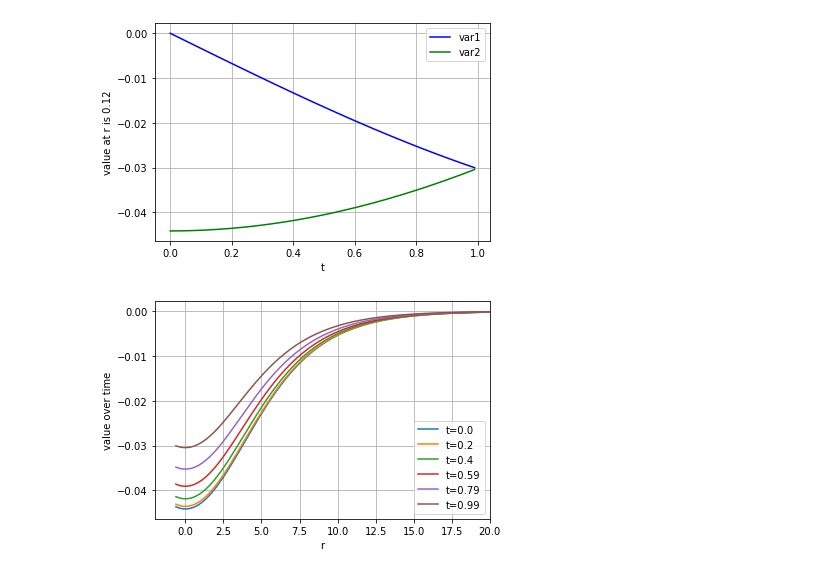
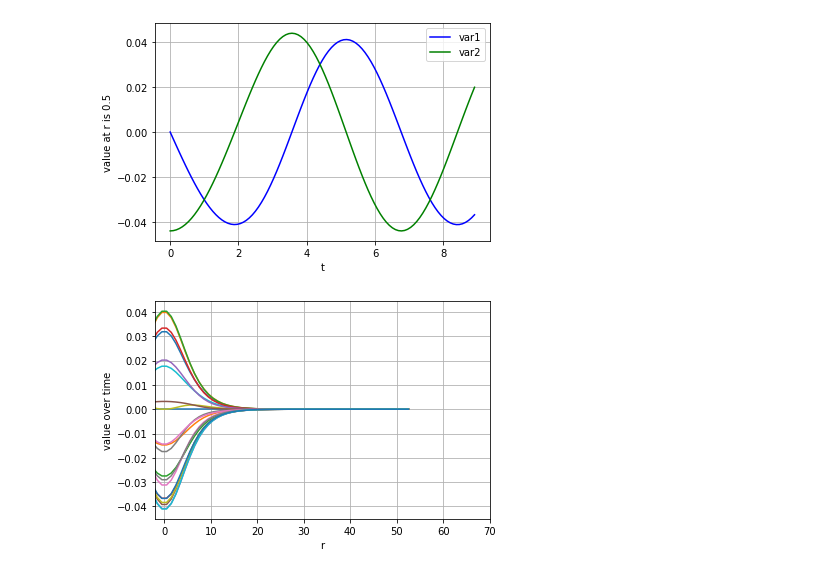
Before and after one commit to GRTLCollaboration/engrenage, a Jupyter notebook: BabyGRChombo.ipynb, the cells around one changed output. Saved outputs shown, nothing was run; the diff lists cells and outputs as text; code cells hidden in the pictures.

```diff
--- a/BabyGRChombo.ipynb
+++ b/BabyGRChombo.ipynb
@@ -49,26 +49,36 @@ plt.grid()
 # %%
+# for control of time integrator
+T = 9.0 # Maximum evolution time
+N_t = 101 # time resolution (only for outputs, not for integration)
+USE_ODEINT = False # odeint uses implicit python methods, turn off to use RK45
+
+# Work out dt and if using odeint add some additional controls
+dt = T/N_t
+t = np.linspace(0, T-dt, N_t)
+max_dt = 0.1 * dx # Enforce courant condition
+min_dt = max_dt / 100
+max_steps = int(dt / min_dt) # Don't want tiny steps - give up if too small
+
 #solve for the solution
-
 if (USE_ODEINT):
     solution = odeint(get_rhs, initial_vars_values, t, args=(0, 0),
-                      atol=1e-5, rtol=1e-5, hmin=min_dt, mxstep=max_steps)
+                      atol=1e-4, rtol=1e-3, hmin=min_dt, mxstep=max_steps)
 
 else:
     # The solve_ivp routine allows one to choose the ODE solver
     # To use it we need to change the syntax of the rhs function
     # because solve_ivp assumes the rhs to be the form get_rhs(t_i, vars_vec)
     # Rather than get_rhs(vars_vec, t_i) as in odeint
-    # So I use a lambda function to swap the first two arguments:
+    # So we use a lambda function to swap the first two arguments:
     get_rhs_solve_ivp = lambda t_i, vars_vec, p, q: get_rhs(vars_vec, t_i, p, q)
 
     # Call solve_ivp to use the RK45 solver
     dense_solution = solve_ivp(get_rhs_solve_ivp, [0,T], initial_vars_values, args=(0, 0),
-                         atol=1e-5, rtol=1e-5,
+                         #atol=1e-5, rtol=1e-5,
                          method='RK45', dense_output=True)
 
     # Interpolate the solution at the time points defined in myparams.py
     solution = dense_solution.sol(t).T
-    #print(solution.shape)
 # %%
 # Plot a single point versus time
 
@@ -87,23 +97,23 @@ plt.ylabel('value at r is '+str(r_i))
 plt.legend(loc='best')
 plt.grid()
 # %% [output]
-[figure, old version]
+[figure, new version]
 # %%
 # plot the profile for some variable at a selection of times
-var = idx_v
+var = idx_u
 
 for i, t_i in enumerate(t) :
-    if (i < N_t) and (i % 20 == 0) :
+    if (i < N_t) and (i % 5 == 0) :
         labelt = "t="+str(round(t_i,2))
         f_t = solution[i, var * N: (var + 1) * N]
         plt.plot(r, f_t, label=labelt)
 
-plt.legend(loc=4)
+#plt.legend(loc=4)
 plt.xlabel('r')
-plt.xlim(-2,20.0)
+plt.xlim(-2,70.0)
 plt.ylabel('value over time')
 plt.grid()
 # %% [output]
-[figure, old version]
+[figure, new version]
 # %%
 # calculate the diagnostics, just the Hamiltonian constraint for now
```
Also changed, not shown: parts of 3 cells of this notebook, 3 other files.
